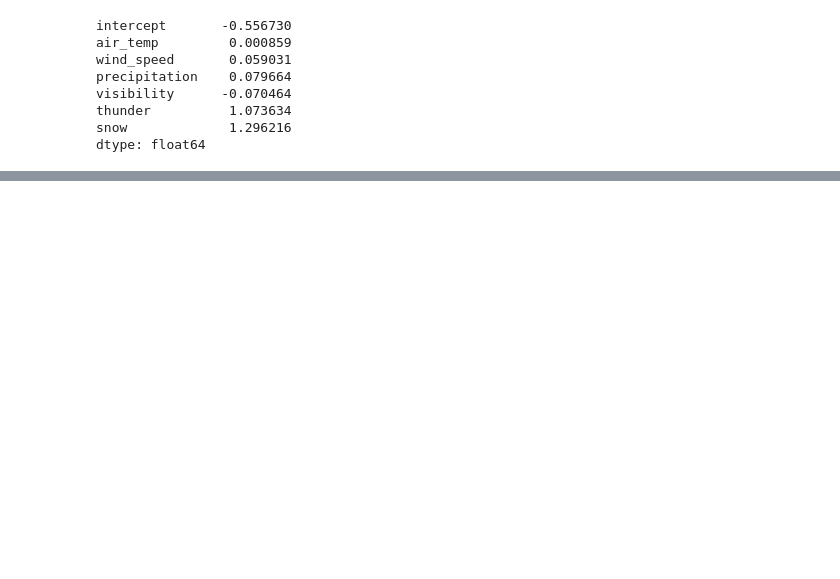
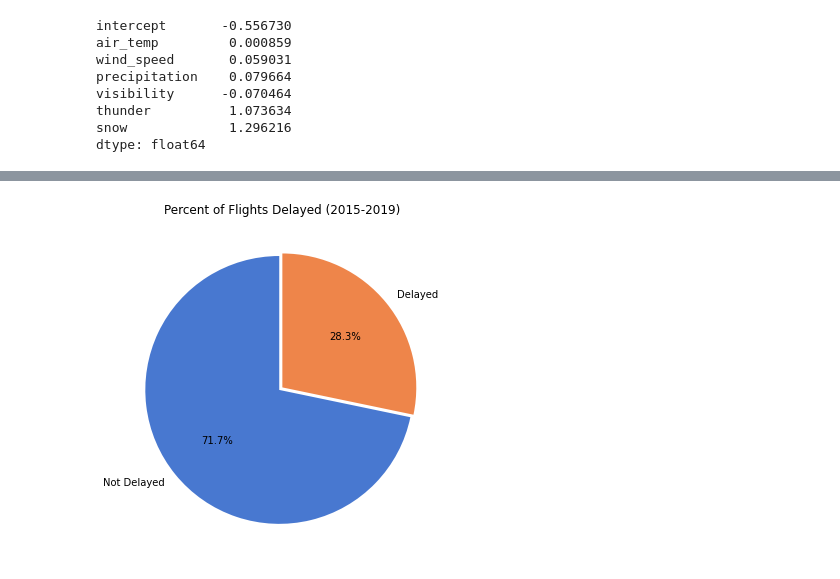
Before and after one commit to wesleyynguyenn/cogs109_finalproject, a Jupyter notebook: cogs109_final.ipynb, the cells around one changed output, grey strips where cells are left out. Cells and saved outputs as stored; diff of their text form; code cells hidden in the pictures; blank space fills up the shorter version.

```diff
--- a/cogs109_final.ipynb
+++ b/cogs109_final.ipynb
@@ -311,0 +281,7 @@ pd.DataFrame(delayRates).reset_index()
+# %%
+fig,ax = plt.subplots(1, 1, figsize=(6, 8))
+plt.pie(df.delayed.value_counts(), labels=['Not Delayed', 'Delayed'], autopct='%1.1f%%', startangle=90, colors=sns.color_palette('muted'), explode=(0.03, 0))
+fig.set_facecolor('white')
+plt.title('Percent of Flights Delayed (2015-2019)');
+# %% [output]
+[figure, added]
```
Also changed, not shown: parts of 31 cells of this notebook.
